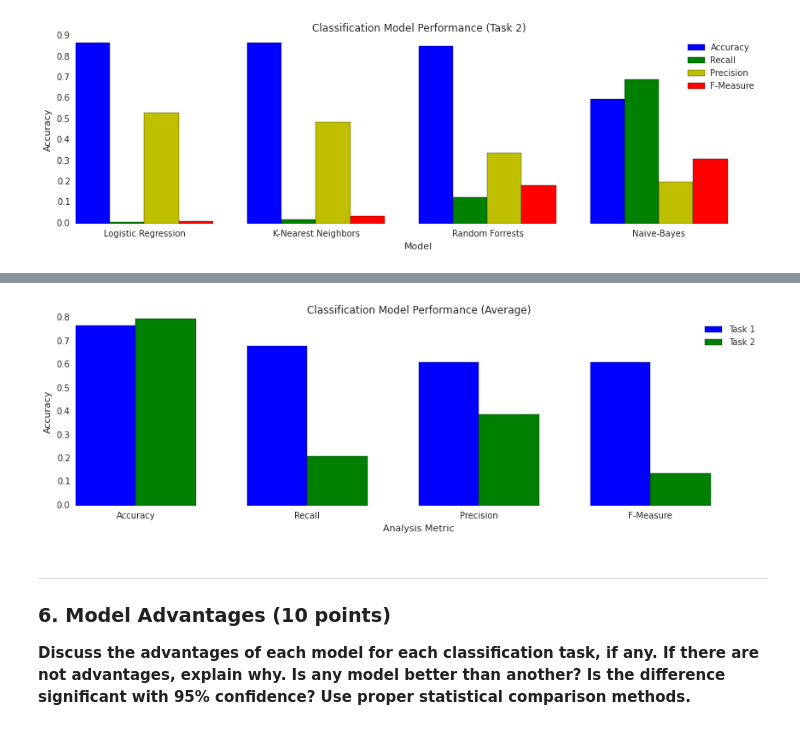
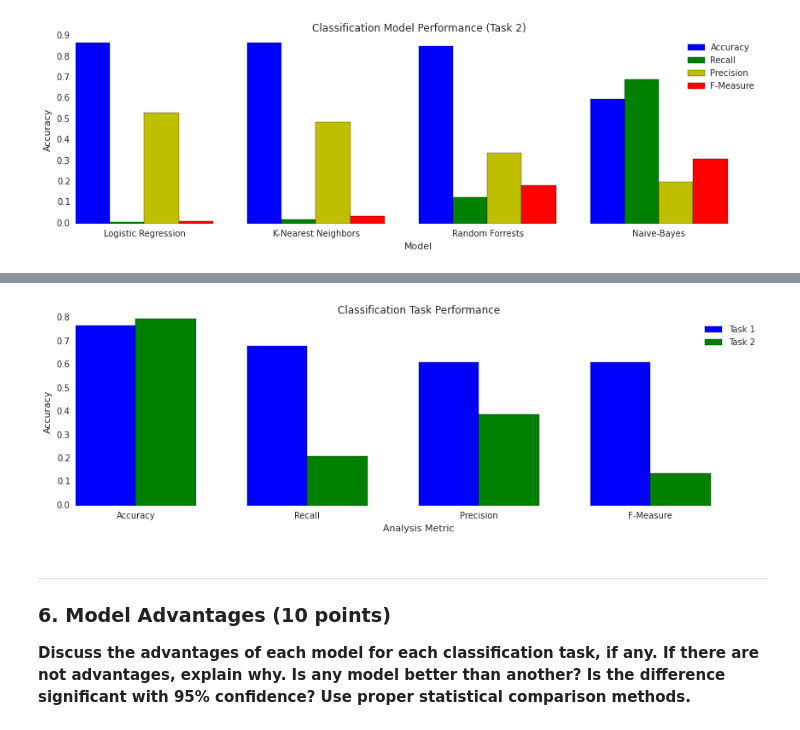
Before and after one commit to SpencerKaiser/DataMining, a Jupyter notebook: 03_AssignmentThree/A3-Master.ipynb, the cells around one changed output, grey strips where cells are left out. Cells and saved outputs as stored; diff of their text form; code cells hidden in the pictures.

```diff
--- a/03_AssignmentThree/A3-Master.ipynb
+++ b/03_AssignmentThree/A3-Master.ipynb
@@ -962,31 +1007,31 @@ plt.show()
 # %%
-# Graph of classification model averages for task 1 and 2
+# Graph of classification task performance (using performance metrics to indicate model
 fig = plt.figure(figsize=(12, 4))
 
 plt.xlabel('Analysis Metric')
 plt.ylabel('Accuracy')
-plt.title('Classification Model Performance (Average)')
+plt.title('Classification Task Performance')
 numMetrics = np.arange(4)
 bar_width = 0.35
 
 task1 = (task1Acc, task1Recall, task1Precision, task1FMeasure)
 task2 = (task2Acc, task2Recall, task2Precision, task2FMeasure)
 
 rects1 = plt.bar(numMetrics, task1, bar_width,
                  color='b',
                  label='Task 1')
 
 rects2 = plt.bar(numMetrics + bar_width, task2, bar_width,
                  color='g',
                  label='Task 2')
 
 
 plt.xticks(numMetrics + bar_width, ('Accuracy', 'Recall', 'Precision', 'F-Measure'))
 plt.legend()
 plt.tight_layout()
 plt.show()
 # %% [output]
-[figure, old version]
+[figure, new version]
 # %% [markdown]
 ---
 ### 6. Model Advantages (10 points)
```
Also changed, not shown: parts of 2 cells of this notebook.
